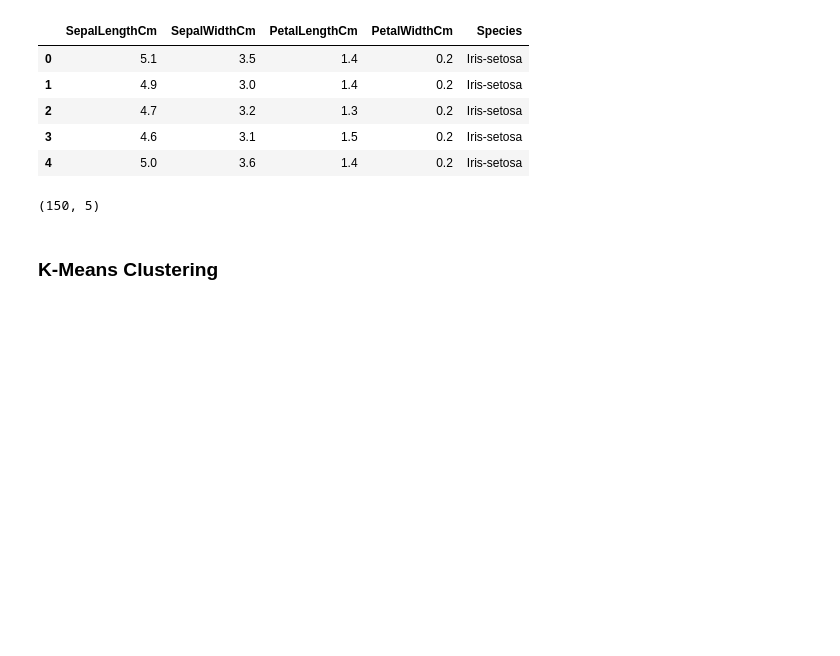
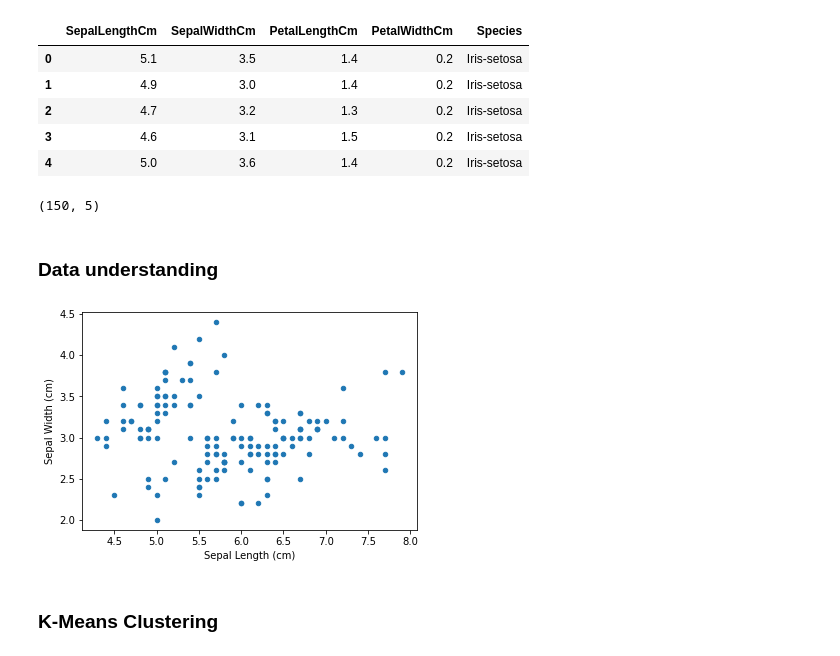
Before and after one commit to bevanvarghese/TSF-Tasks, a Jupyter notebook: Task 2.ipynb, the cells around one changed output. Drawn from its saved outputs; the diff is of its cells as text; code cells hidden in the pictures; blank space fills up the shorter version.

```diff
--- a/Task 2.ipynb
+++ b/Task 2.ipynb
@@ -28,6 +28,16 @@ df.head()
 df.shape
 # %% [output]
 (150, 5)
+# %% [markdown]
+### Data understanding
+# %%
+# visualizing the data
+df.plot.scatter(x="SepalLengthCm", y="SepalWidthCm")
+plt.xlabel("Sepal Length (cm)")
+plt.ylabel("Sepal Width (cm)")
+plt.show()
+# %% [output]
+[figure, added]
 # %% [markdown]
 ### K-Means Clustering
 # %%
```
Also changed, not shown: parts of 1 cell of this notebook.
